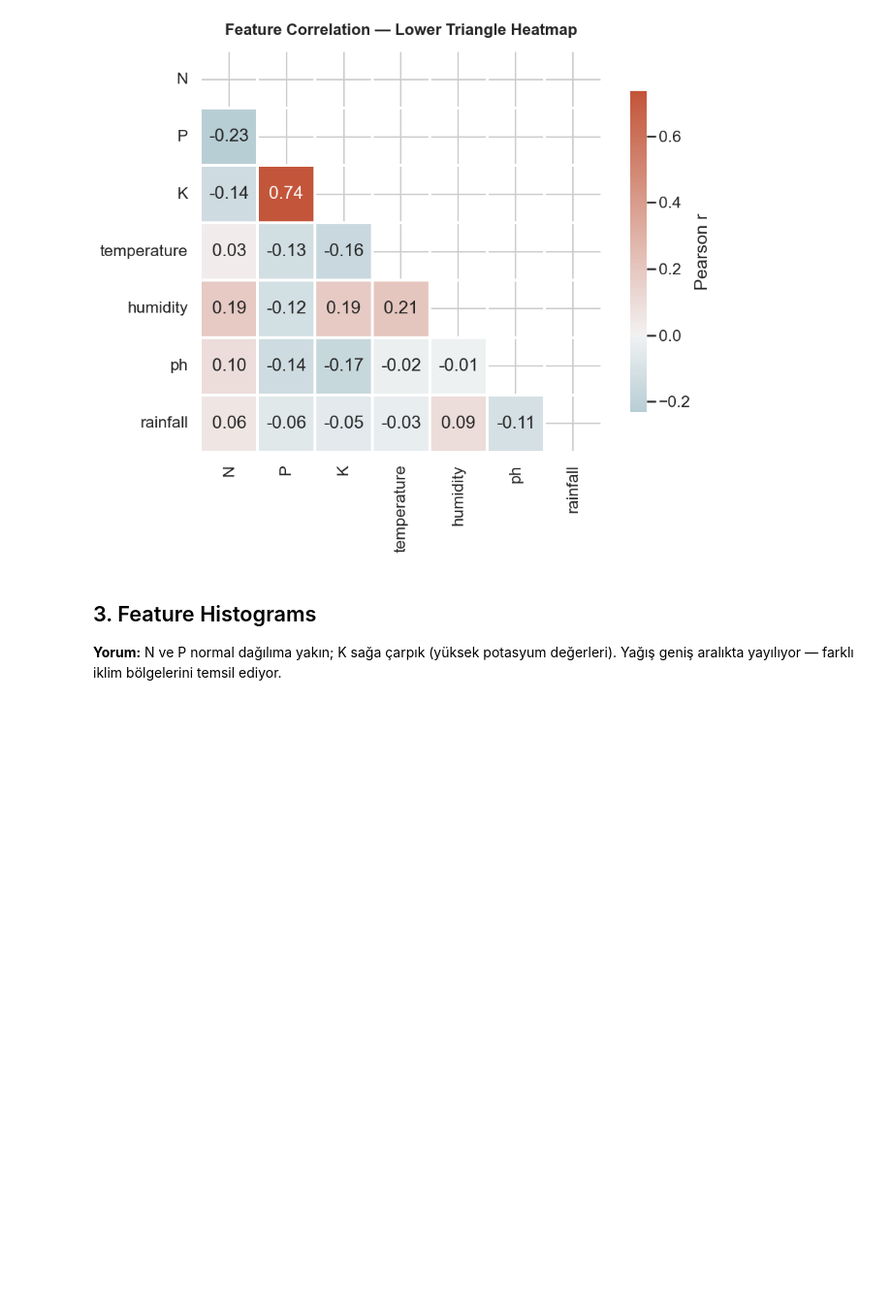
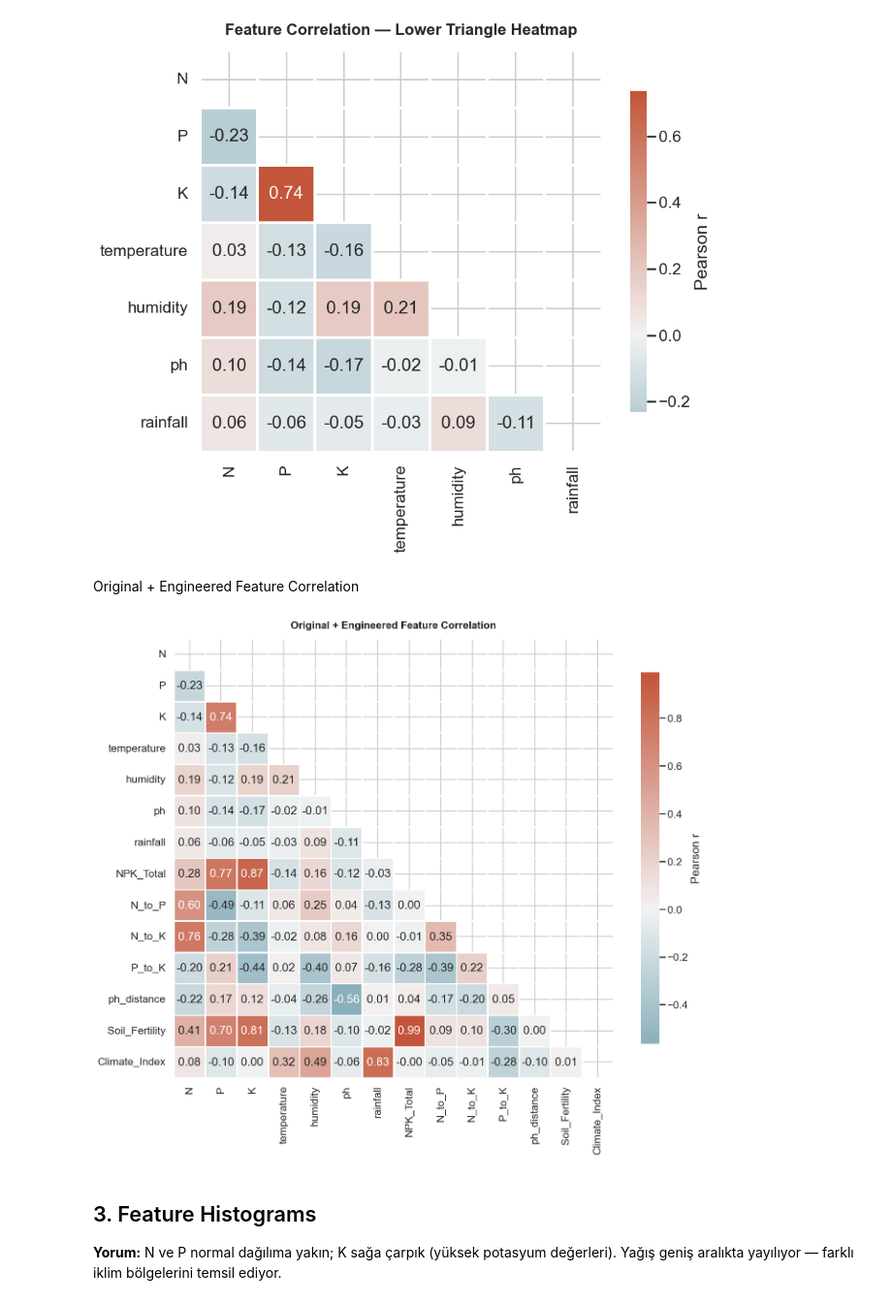
Before and after one commit to zynepsnksz/ml_proje, a Jupyter notebook: notebooks/01_eda.ipynb, the cells around one changed output. Shown at 97% size. Saved outputs shown, nothing was run; the diff lists cells and outputs as text; code cells hidden in the pictures; blank space fills up the shorter version.

```diff
--- a/notebooks/01_eda.ipynb
+++ b/notebooks/01_eda.ipynb
@@ -156,6 +343,54 @@ plt.savefig(ASSETS_DIR / "02_correlation_heatmap.png", dpi=200, bbox_inches="tig
 plt.show()
 # %% [output]
 [figure]
+# %% [markdown]
+Original + Engineered Feature Correlation
+# %%
+ALL_FEATURES = FEATURE_COLUMNS + ENGINEERED_FEATURES
+
+corr = df_fe[ALL_FEATURES].corr()
+mask = np.triu(np.ones_like(corr, dtype=bool))
+
+fig, ax = plt.subplots(figsize=(14, 12))
+
+cmap = sns.diverging_palette(220, 20, as_cmap=True)
+
+sns.heatmap(
+    corr,
+    mask=mask,
+    annot=True,
+    fmt=".2f",
+    cmap=cmap,
+    center=0,
+    square=True,
+    linewidths=1,
+    linecolor="white",
+    cbar_kws={
+        "shrink": 0.8,
+        "label": "Pearson r"
+    },
+    ax=ax,
+)
+
+ax.set_title(
+    "Original + Engineered Feature Correlation",
+    fontsize=16,
+    fontweight="bold",
+    pad=16
+)
+
+plt.tight_layout()
+
+plt.savefig(
+    ASSETS_DIR / "02_feature_engineering_correlation.png",
+    dpi=200,
+    bbox_inches="tight",
+    facecolor="white"
+)
+
+plt.show()
+# %% [output]
+[figure, added]
 # %% [markdown]
 ## 3. Feature Histograms
 
```
Also changed, not shown: parts of 26 cells of this notebook, 7 other files.
